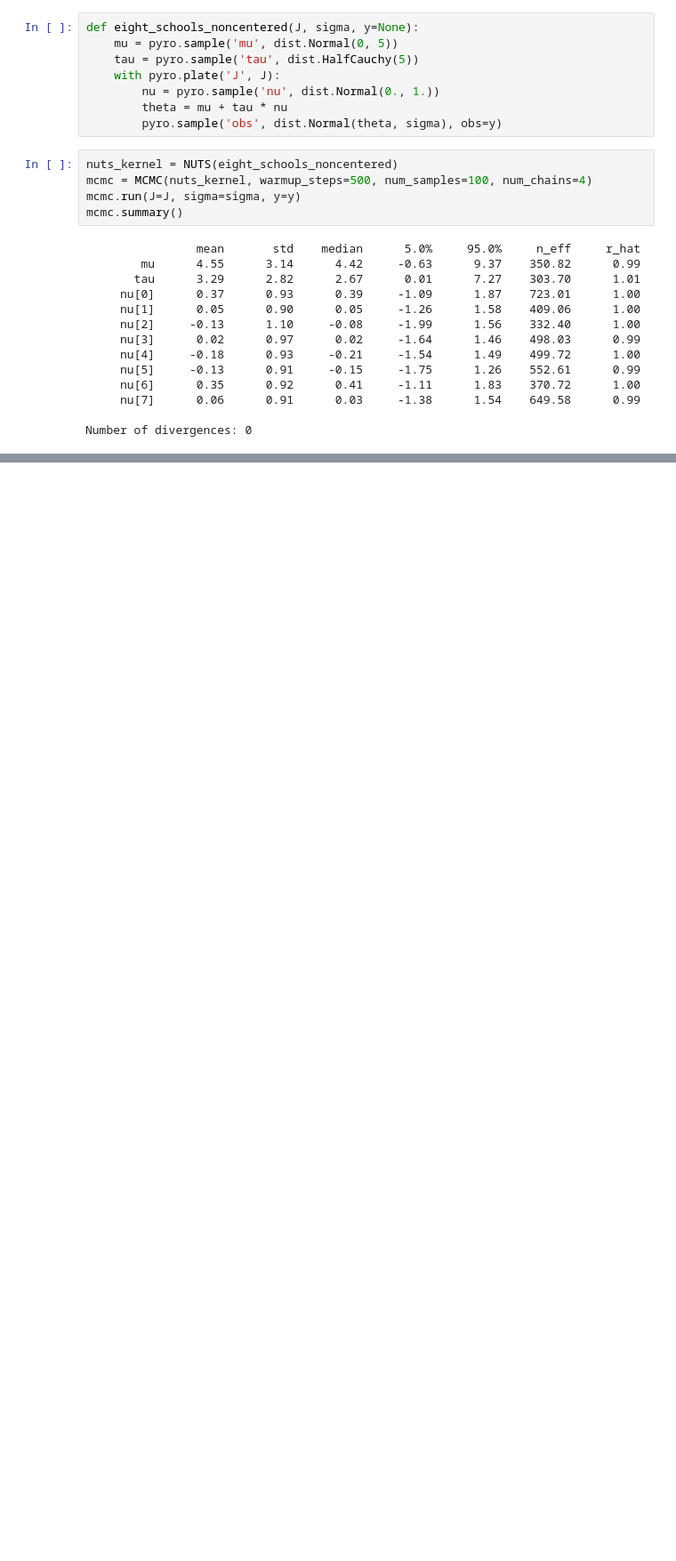
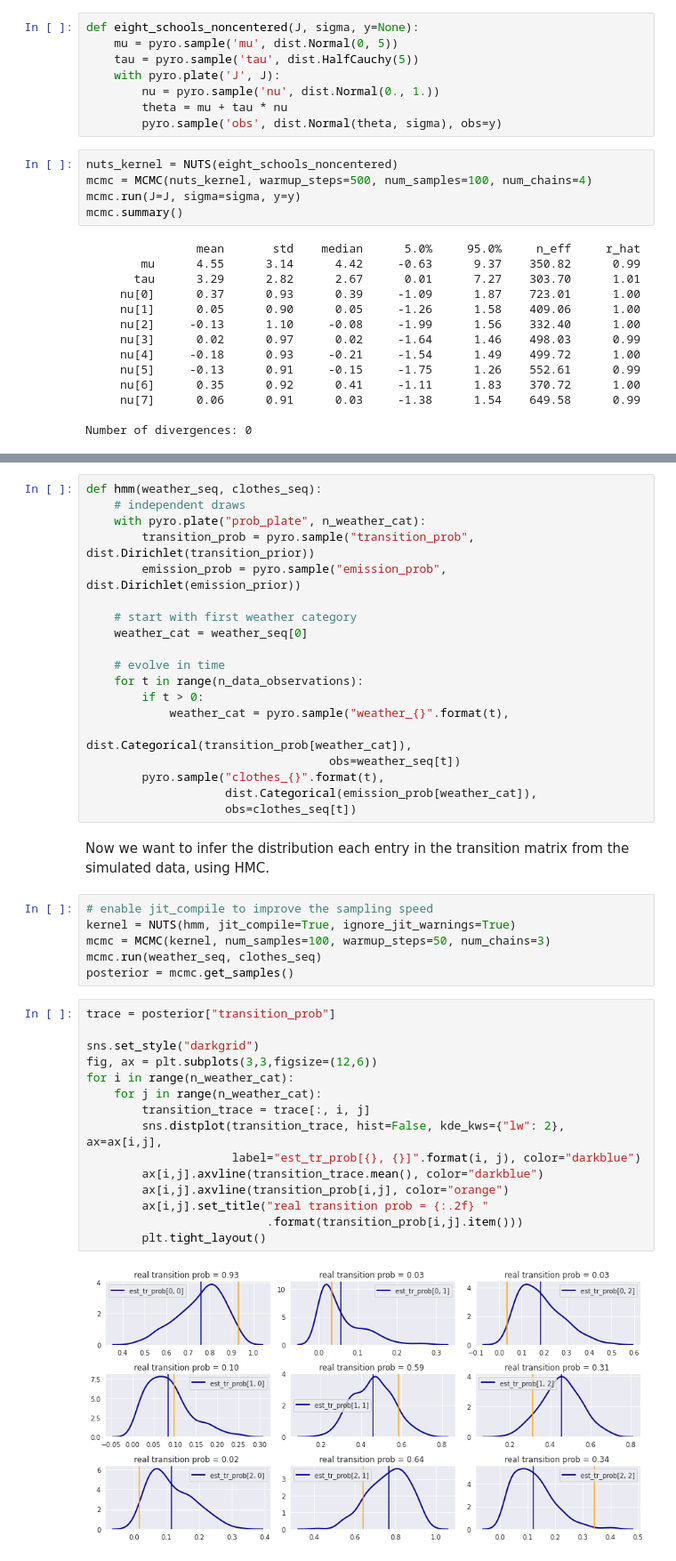
Before and after one commit to ginevracoal/statistical-machine-learning, a Jupyter notebook: notebooks/04_mcmc.ipynb, the cells around one changed output, grey strips where cells are left out. Shown at 89% size. Drawn from its saved outputs; the diff is of its cells as text; blank space fills up the shorter version.

```diff
--- a/notebooks/04_mcmc.ipynb
+++ b/notebooks/04_mcmc.ipynb
@@ -226,0 +323,44 @@ Number of divergences: 0
+# %%
+def hmm(weather_seq, clothes_seq):
+    # independent draws
+    with pyro.plate("prob_plate", n_weather_cat):
+        transition_prob = pyro.sample("transition_prob", dist.Dirichlet(transition_prior))
+        emission_prob = pyro.sample("emission_prob", dist.Dirichlet(emission_prior))
+
+    # start with first weather category
+    weather_cat = weather_seq[0]
+
+    # evolve in time
+    for t in range(n_data_observations):
+        if t > 0:
+            weather_cat = pyro.sample("weather_{}".format(t),
+                                   dist.Categorical(transition_prob[weather_cat]),
+                                   obs=weather_seq[t])
+        pyro.sample("clothes_{}".format(t),
+                    dist.Categorical(emission_prob[weather_cat]),
+                    obs=clothes_seq[t])
+# %% [markdown]
+Now we want to infer the distribution each entry in the transition matrix from the simulated data, using HMC.
+# %%
+# enable jit_compile to improve the sampling speed
+kernel = NUTS(hmm, jit_compile=True, ignore_jit_warnings=True)
+mcmc = MCMC(kernel, num_samples=100, warmup_steps=50, num_chains=3)
+mcmc.run(weather_seq, clothes_seq)
+posterior = mcmc.get_samples()
+# %%
+trace = posterior["transition_prob"]
+
+sns.set_style("darkgrid")
+fig, ax = plt.subplots(3,3,figsize=(12,6))
+for i in range(n_weather_cat):
+    for j in range(n_weather_cat):
+        transition_trace = trace[:, i, j]
+        sns.distplot(transition_trace, hist=False, kde_kws={"lw": 2}, ax=ax[i,j],
+                     label="est_tr_prob[{}, {}]".format(i, j), color="darkblue")
+        ax[i,j].axvline(transition_trace.mean(), color="darkblue")
+        ax[i,j].axvline(transition_prob[i,j], color="orange")
+        ax[i,j].set_title("real transition prob = {:.2f} "
+                          .format(transition_prob[i,j].item()))
+        plt.tight_layout()
+# %% [output]
+[figure, added]
```
Also changed, not shown: parts of 13 cells of this notebook.
